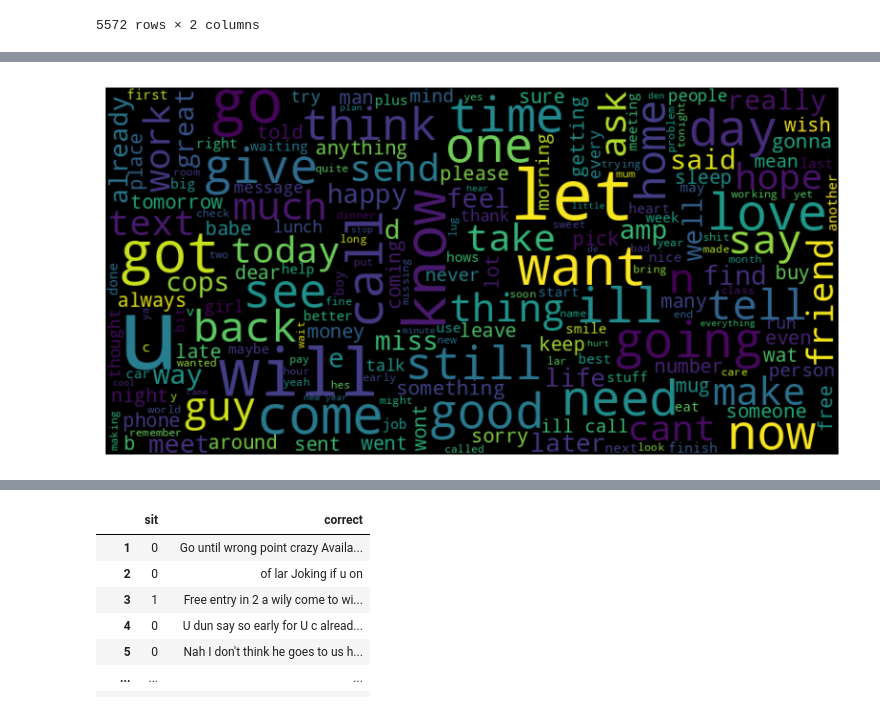
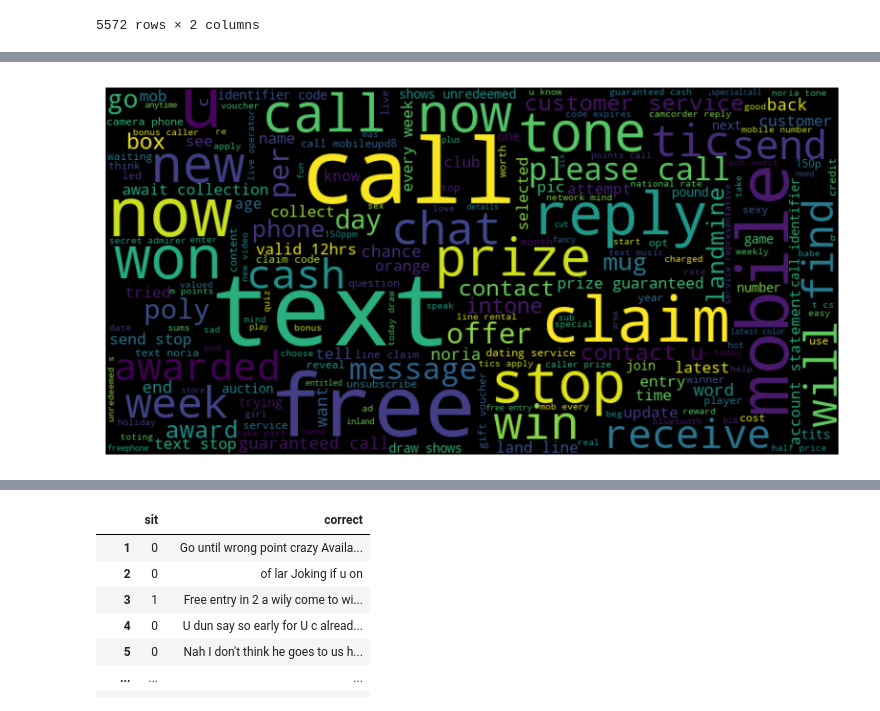
Before and after one commit to data-IA-2023/ham-spam-GR1, a Jupyter notebook: spamclass.ipynb, the cells around one changed output, grey strips where cells are left out. Saved outputs shown, nothing was run; the diff lists cells and outputs as text; code cells hidden in the pictures.

Commit message:
image

```diff
--- a/spamclass.ipynb
+++ b/spamclass.ipynb
@@ -147,15 +170,15 @@ plt.show()
 # %%
 
 #   dataset  list of strings
 text_data = fil_ham
 
 # Generate a word cloud
-wordcloud = WordCloud(width=800, height=400, random_state=21, max_font_size=110).generate(text_data)
+wordcloud = WordCloud(width=800, height=400, random_state=21, max_font_size=110).generate(fil_spam)
 
 # Display the generated word cloud using matplotlib
 plt.figure(figsize=(10, 5))
 plt.imshow(wordcloud, interpolation="bilinear")
 plt.axis('off')
 plt.show()
 # %% [output]
-[figure, old version]
+[figure, new version]
```
Also changed, not shown: parts of 6 cells of this notebook, 2 other files.
